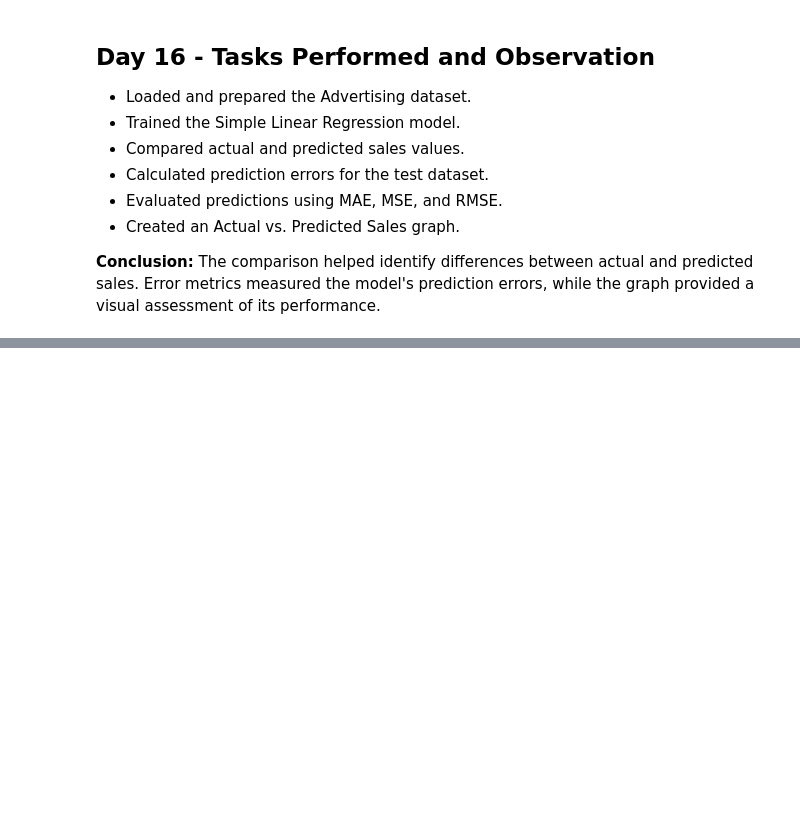
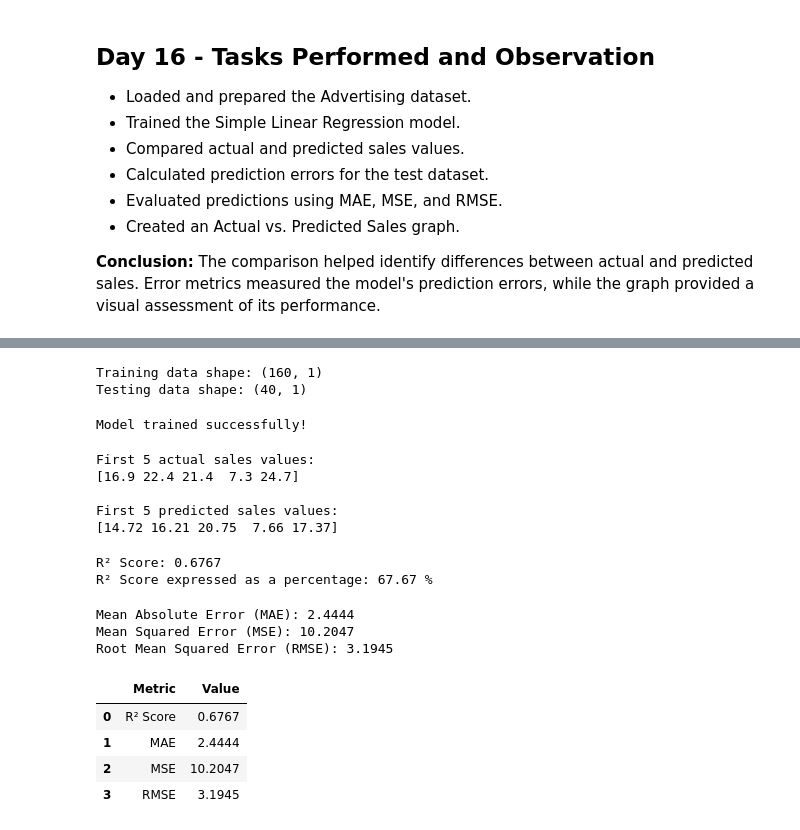
Before and after one commit to shreeshreeya69-crypto/simple-linear-regression-ybi, a Jupyter notebook: Simple_Linear_Regression_YBI.ipynb, the cells around one changed output, grey strips where cells are left out. Saved outputs shown, nothing was run; the diff lists cells and outputs as text; code cells hidden in the pictures; blank space fills up the shorter version.

```diff
--- a/Simple_Linear_Regression_YBI.ipynb
+++ b/Simple_Linear_Regression_YBI.ipynb
@@ -1792,0 +1863,70 @@ plt.show()
+# %%
+X = df[['TV']]
+y = df['sales']
+
+X_train, X_test, y_train, y_test = train_test_split(
+    X, y, test_size=0.2, random_state=42
+)
+
+print("Training data shape:", X_train.shape)
+print("Testing data shape:", X_test.shape)
+# %% [output]
+Training data shape: (160, 1)
+Testing data shape: (40, 1)
+# %%
+model = LinearRegression()
+
+model.fit(X_train, y_train)
+
+print("Model trained successfully!")
+# %% [output]
+Model trained successfully!
+# %%
+y_pred = model.predict(X_test)
+
+print("First 5 actual sales values:")
+print(y_test.head().values)
+
+print("\nFirst 5 predicted sales values:")
+print(np.round(y_pred[:5], 2))
+# %% [output]
+First 5 actual sales values:
+[16.9 22.4 21.4  7.3 24.7]
+
+First 5 predicted sales values:
+[14.72 16.21 20.75  7.66 17.37]
+# %%
+r2 = r2_score(y_test, y_pred)
+
+print("R² Score:", round(r2, 4))
+print("R² Score expressed as a percentage:", round(r2 * 100, 2), "%")
+# %% [output]
+R² Score: 0.6767
+R² Score expressed as a percentage: 67.67 %
+# %%
+mae = mean_absolute_error(y_test, y_pred)
+mse = mean_squared_error(y_test, y_pred)
+rmse = np.sqrt(mse)
+
+print("Mean Absolute Error (MAE):", round(mae, 4))
+print("Mean Squared Error (MSE):", round(mse, 4))
+print("Root Mean Squared Error (RMSE):", round(rmse, 4))
+# %% [output]
+Mean Absolute Error (MAE): 2.4444
+Mean Squared Error (MSE): 10.2047
+Root Mean Squared Error (RMSE): 3.1945
+# %%
+evaluation = pd.DataFrame({
+    'Metric': ['R² Score', 'MAE', 'MSE', 'RMSE'],
+    'Value': [r2, mae, mse, rmse]
+})
+
+evaluation['Value'] = evaluation['Value'].round(4)
+
+evaluation
+# %% [output]
+|  | Metric | Value |
+| 0 | R² Score | 0.6767 |
+| 1 | MAE | 2.4444 |
+| 2 | MSE | 10.2047 |
+| 3 | RMSE | 3.1945 |
```
Also changed, not shown: parts of 7 cells of this notebook.
